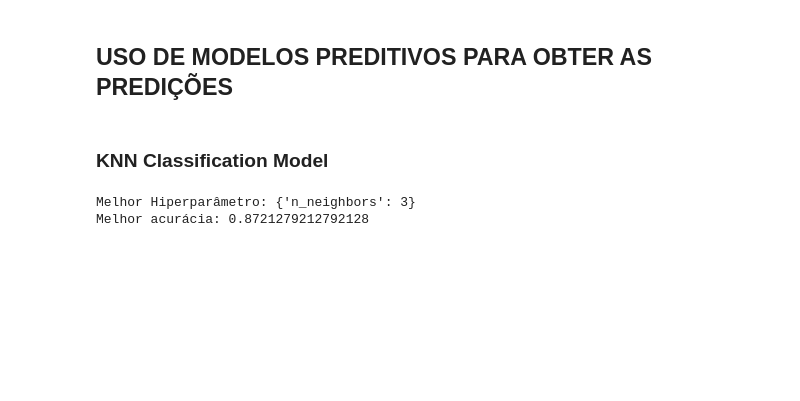
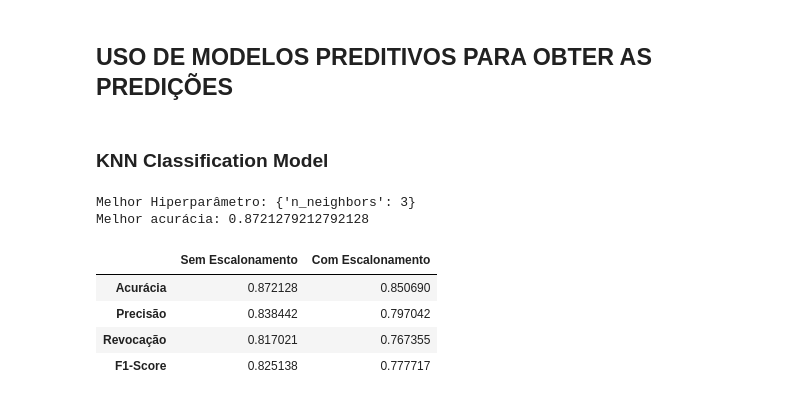
Before and after one commit to Jotape003/Trabalho-ML, a Jupyter notebook: phishingData.ipynb, the cells around one changed output. Cells and saved outputs as stored; diff of their text form; code cells hidden in the pictures; blank space fills up the shorter version.

```diff
--- a/phishingData.ipynb
+++ b/phishingData.ipynb
@@ -299,3 +295,36 @@ print("Melhor acurácia:", grid_search.best_score_)
 # %% [output]
 Melhor Hiperparâmetro: {'n_neighbors': 3}
 Melhor acurácia: 0.8721279212792128
+# %%
+from sklearn.neighbors import KNeighborsClassifier
+from sklearn.preprocessing import StandardScaler
+from sklearn.model_selection import cross_validate
+from sklearn.pipeline import Pipeline
+
+
+knn = KNeighborsClassifier(n_neighbors=3)
+knn_scoring = ['accuracy', 'precision_macro', 'recall_macro', 'f1_macro']
+
+# SEM ESCALONAMENTO DE FEATURES
+knn_results_no_scaling = cross_validate(knn, X, y, cv=kf, scoring=knn_scoring)
+
+# COM ESCALONAMENTO
+pipeline = Pipeline([
+    ('scaler', StandardScaler()),
+    ('knn', KNeighborsClassifier(n_neighbors=3))
+])
+knn_results_with_scaling = cross_validate(pipeline, X, y, cv=kf, scoring=scoring)
+
+# Resultados
+knn_df_results = pd.DataFrame({
+    'Sem Escalonamento': [knn_results_no_scaling[f'test_{m}'].mean() for m in scoring],
+    'Com Escalonamento': [knn_results_with_scaling[f'test_{m}'].mean() for m in scoring]
+}, index=['Acurácia', 'Precisão', 'Revocação', 'F1-Score'])
+
+knn_df_results
+# %% [output]
+|  | Sem Escalonamento | Com Escalonamento |
+| Acurácia | 0.872128 | 0.850690 |
+| Precisão | 0.838442 | 0.797042 |
+| Revocação | 0.817021 | 0.767355 |
+| F1-Score | 0.825138 | 0.777717 |
```
Also changed, not shown: parts of 4 cells of this notebook, 1 other file.
